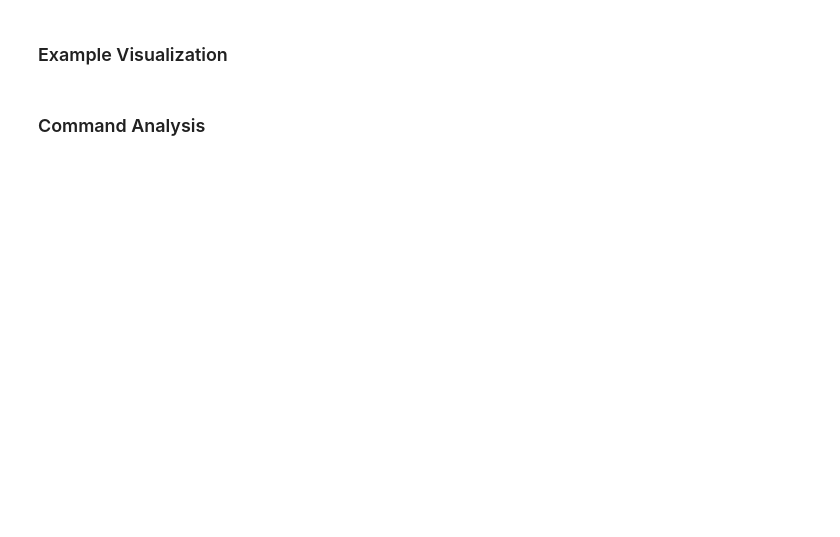
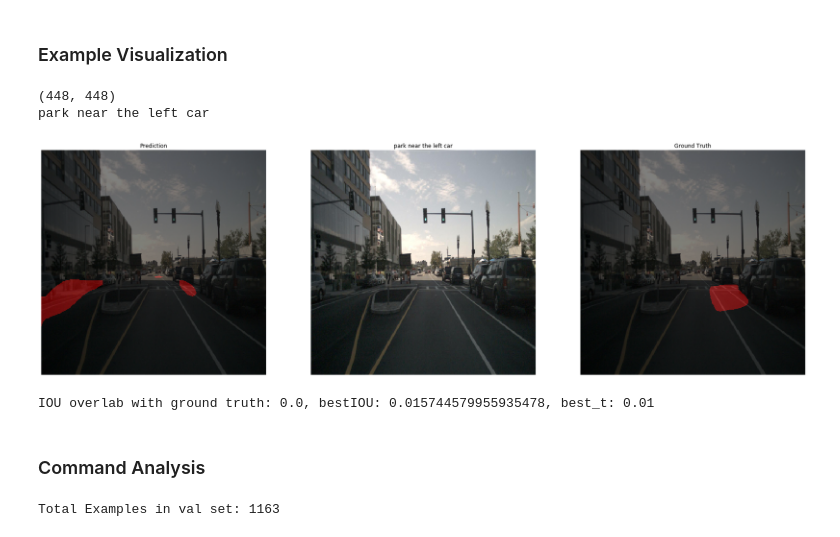
Before and after one commit to kanji95/Talk2car-Refseg, a Jupyter notebook: visualization.ipynb, the cells around one changed output. Drawn from its saved outputs; the diff is of its cells as text; code cells hidden in the pictures; blank space fills up the shorter version.

```diff
--- a/visualization.ipynb
+++ b/visualization.ipynb
@@ -40,7 +47,7 @@ class Args:
     num_encoder_layers = 1
     dropout = 0.25
     skip_conn = False
-    model_path = "./saved_model/talk2car/deeplabv3_plus_jrm_1_cmmlf_bce_l1_0.49439.pth"
+    model_path = "./saved_model/talk2car/deeplabv3_plus_talk2car_1_bce_0.52071.pth"
     loss = "bce"
     dataroot = "/ssd_scratch/cvit/kanishk/"
     glove_path = "/ssd_scratch/cvit/kanishk/glove/"
@@ -50,8 +57,9 @@ class Args:
     seq_len = 25
     image_dim = 448
     mask_dim = 448
-    corrected_spell = False
-
+    mask_thresh = 0.1
+    area_thresh = 0.4
+    topk = 10
 
 args = Args()
 # %%
@@ -167,7 +177,8 @@ img = batch["image"].cuda(non_blocking=True).unsqueeze(0)
 # phrase_mask = batch["phrase_mask"].cuda(non_blocking=True)
 
 ### Custom Phrase ###
-# # batch["orig_phrase"] = "store on left next to hats blanket draped in front"
+batch["orig_phrase"] = "park near the left car"
+# batch["orig_phrase"] = summarizer(batch["orig_phrase"])
 phrase, phrase_mask = val_dataset.vocabulary.tokenize(batch["orig_phrase"])
 phrase = phrase.unsqueeze(0).cuda(non_blocking=True)
 phrase_mask = phrase_mask.unsqueeze(0).cuda(non_blocking=True)
@@ -195,7 +206,7 @@ orig_image = batch["orig_image"] #.numpy()
 orig_phrase = batch["orig_phrase"]
 
 
-# orig_mask = batch["orig_mask"]/
+# orig_mask = batch["orig_mask"]
 
 example = {
     "image": orig_image,
@@ -238,35 +249,40 @@ if best_t == 0:
     best_t += 0.01
 
 im_seg = im[:] / 2
-predicts = (mask_pred > 0.4).numpy()
+predicts = (mask_pred > best_t).numpy()
 print(predicts.shape)
 im_seg[:, :, 0] += predicts.astype('uint8') * 100
 im_seg = im_seg.astype('uint8')
 
 im_gt = im[:] / 2
 gt = (mask_gt > 0).numpy()
 im_gt[:, :, 0] += gt.astype('uint8') * 100
 im_gt = im_gt.astype('uint8')
 
 print(phrase)
 
 figure, axes = plt.subplots(nrows=1, ncols=3, figsize=(30, 30))
 
 axes[0].imshow(im_seg)
 axes[0].set_title("Prediction")
 axes[0].axis("off")
 
 # image = batch["image"][0].permute(1, 2, 0).numpy()
 
 axes[1].imshow(im)
 axes[1].set_title(phrase, loc='center', wrap=True)
 axes[1].axis("off")
 
 axes[2].imshow(im_gt)
 axes[2].set_title("Ground Truth")
 axes[2].axis("off")
 
 plt.show()
 print(f"IOU overlab with ground truth: {score}, bestIOU: {best_iou}, best_t: {best_t}")
+# %% [output]
+(448, 448)
+park near the left car
+[figure, added]
+IOU overlab with ground truth: 0.0, bestIOU: 0.015744579955935478, best_t: 0.01
 # %% [markdown]
 ### Command Analysis
@@ -283,6 +295,8 @@ mask_dir = os.path.join(args.dataroot, "mask_image_bin")
 
 data_len = len(data)
 print(f'Total Examples in {args.split} set: {data_len}')
+# %% [output]
+Total Examples in val set: 1163
 # %%
 index = random.choice(range(data_len))
 command = data[index]['command']
```
Also changed, not shown: parts of 16 cells of this notebook, 1 other file.
